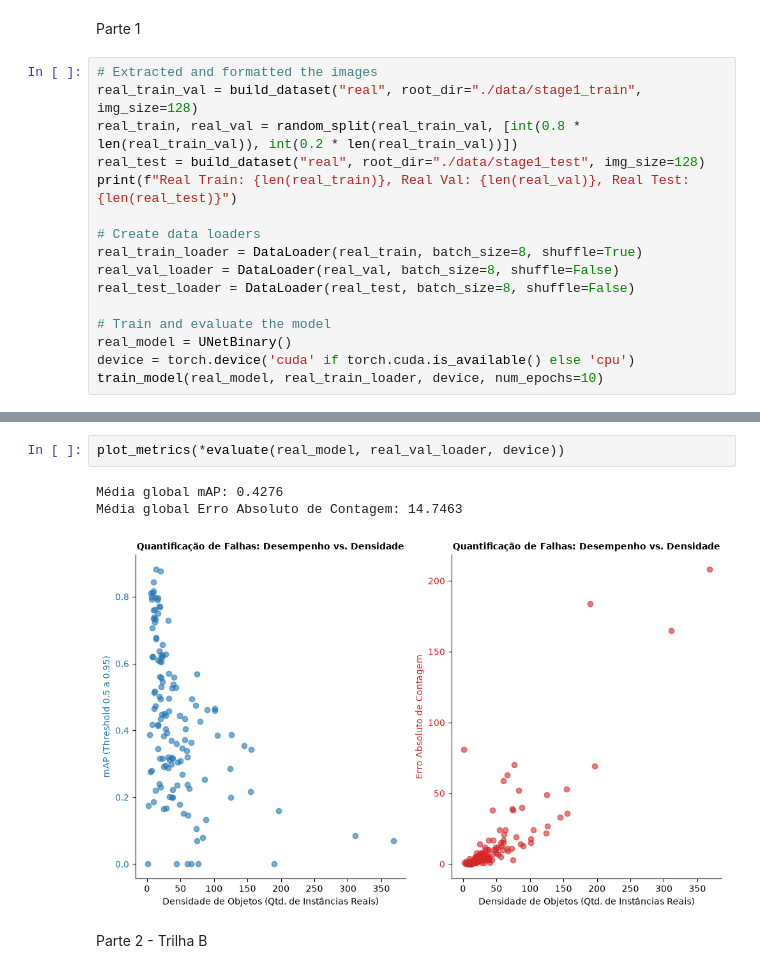
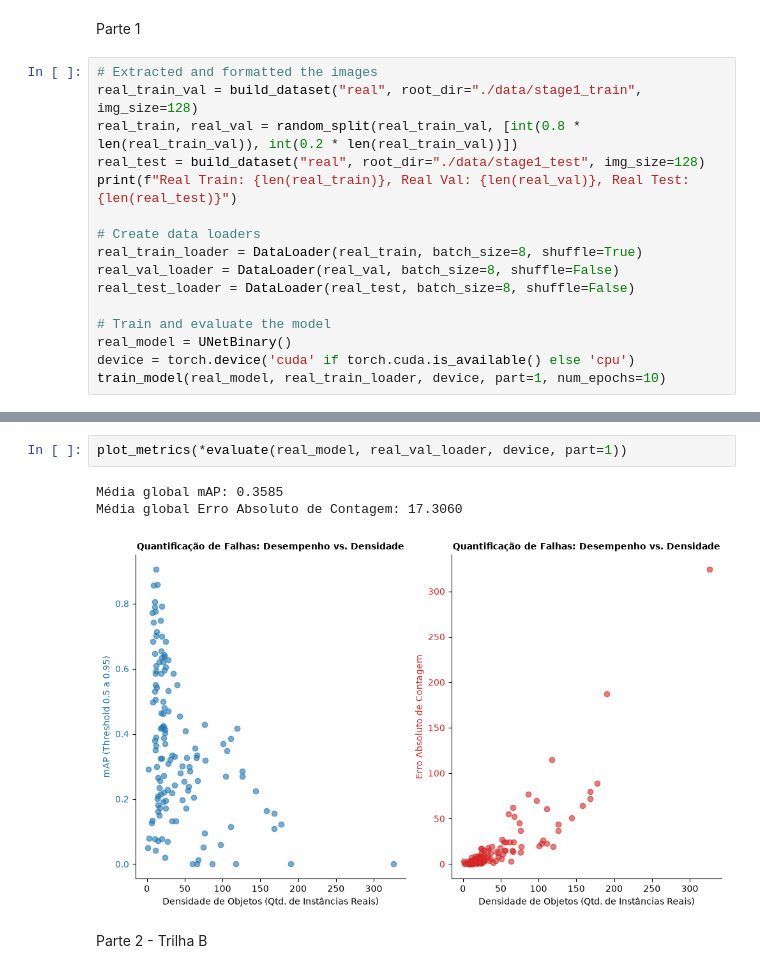
Before and after one commit to mistercapote/deep-learning-assignments, a Jupyter notebook: assignment-01/pa1.ipynb, the cells around one changed output, grey strips where cells are left out. Saved outputs shown, nothing was run; the diff lists cells and outputs as text.

```diff
--- a/assignment-01/pa1.ipynb
+++ b/assignment-01/pa1.ipynb
@@ -450,6 +484,6 @@ real_test_loader = DataLoader(real_test, batch_size=8, shuffle=False)
 # Train and evaluate the model
 real_model = UNetBinary()
 device = torch.device('cuda' if torch.cuda.is_available() else 'cpu')
-train_model(real_model, real_train_loader, device, num_epochs=10)
+train_model(real_model, real_train_loader, device, part=1, num_epochs=10)
 # %% [output]
 Real Train: 536, Real Val: 134, Real Test: 65
@@ -466,9 +500,9 @@ Epoch 10/10 | Loss: 0.0804 | Semantic IoU: 0.7925 | Dice: 0.8842
 # %%
-plot_metrics(*evaluate(real_model, real_val_loader, device))
+plot_metrics(*evaluate(real_model, real_val_loader, device, part=1))
 # %% [output]
-Média global mAP: 0.4276
-Média global Erro Absoluto de Contagem: 14.7463
+Média global mAP: 0.3585
+Média global Erro Absoluto de Contagem: 17.3060
-[figure, old version]
+[figure, new version]
 # %% [markdown]
 Parte 2 - Trilha B
 # %%
```
Also changed, not shown: parts of 7 cells of this notebook.
